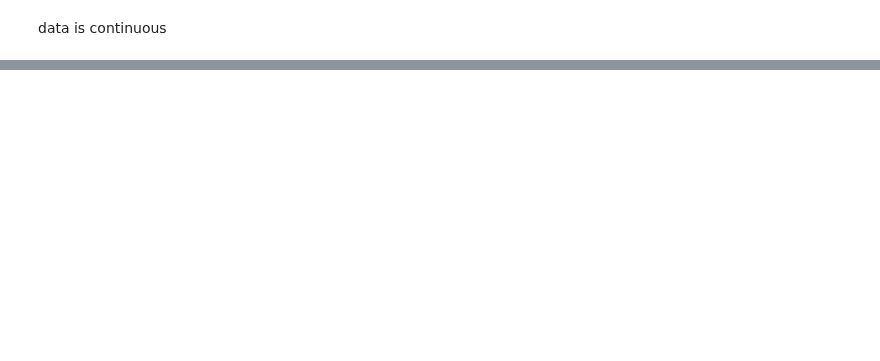
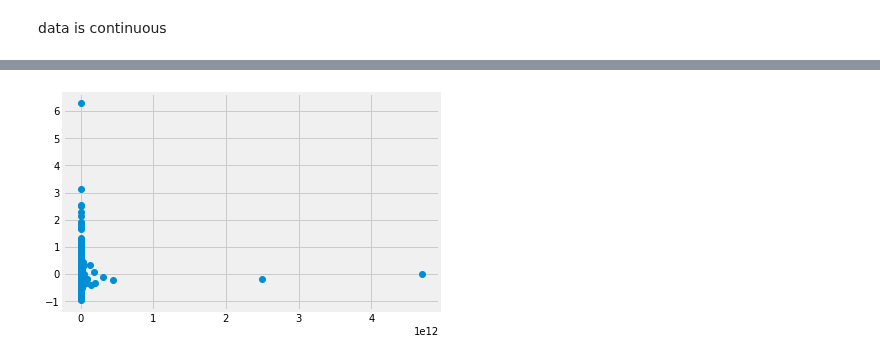
Before and after one commit to Gaukhar-ai/for_my_Thinkful_work, a Jupyter notebook: capstone/1.ipynb, the cells around one changed output, grey strips where cells are left out. Cells and saved outputs as stored; diff of their text form; code cells hidden in the pictures; blank space fills up the shorter version.

```diff
--- a/capstone/1.ipynb
+++ b/capstone/1.ipynb
@@ -259,0 +240,5 @@ datetime.datetime.strptime('2020-07-07', '%Y-%m-%d')
+# %%
+plt.plot(df2019["cashneq"], df2019["return"], 'o')
+plt.show()
+# %% [output]
+[figure, added]
```
Also changed, not shown: parts of 35 cells of this notebook, 1 other file.
